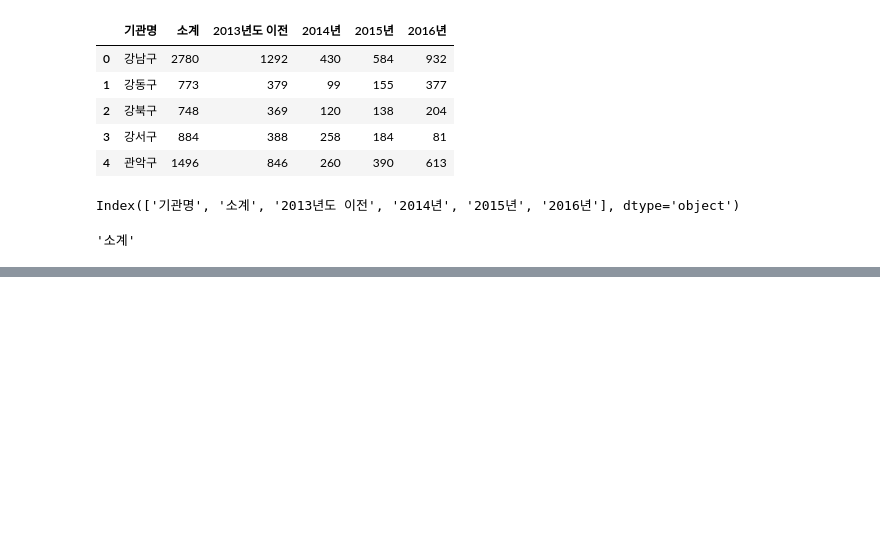
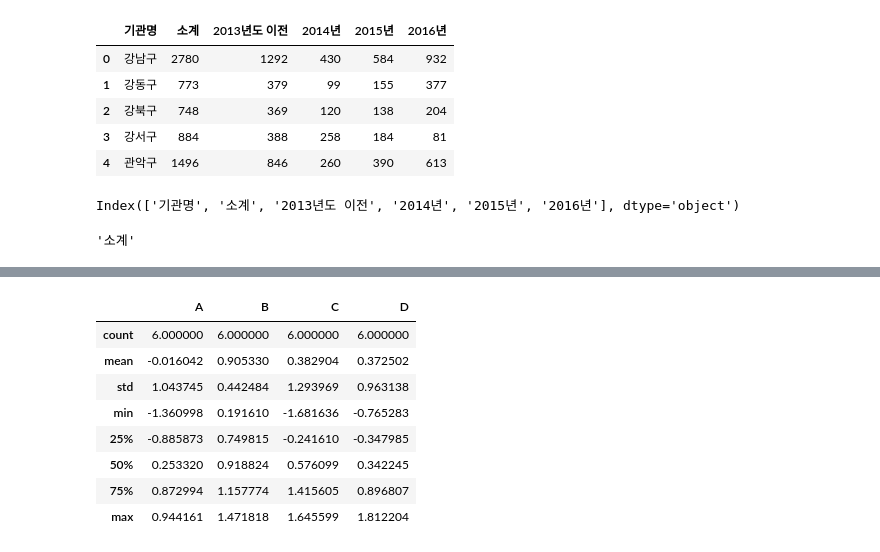
Before and after one commit to mike2ox/databreak-python-basic, a Jupyter notebook: data_science_by_python_01.ipynb, the cells around one changed output, grey strips where cells are left out. Cells and saved outputs as stored; diff of their text form; code cells hidden in the pictures; blank space fills up the shorter version.

```diff
--- a/data_science_by_python_01.ipynb
+++ b/data_science_by_python_01.ipynb
@@ -35,0 +80,4 @@ CCTV_Seoul.columns[1]
+# %%
+s = pd.Series([1,2,5,np.nan,11])
+df = pd.DataFrame(np.random.randn(6,4), index=[0,1,2,3,4,5], columns=['A','B','C','D'])
+df
@@ -35,0 +111,12 @@ CCTV_Seoul.columns[1]
+# %%
+df.describe()
+# %% [output]
+|  | A | B | C | D |
+| count | 6.000000 | 6.000000 | 6.000000 | 6.000000 |
+| mean | -0.016042 | 0.905330 | 0.382904 | 0.372502 |
+| std | 1.043745 | 0.442484 | 1.293969 | 0.963138 |
+| min | -1.360998 | 0.191610 | -1.681636 | -0.765283 |
+| 25% | -0.885873 | 0.749815 | -0.241610 | -0.347985 |
+| 50% | 0.253320 | 0.918824 | 0.576099 | 0.342245 |
+| 75% | 0.872994 | 1.157774 | 1.415605 | 0.896807 |
+| max | 0.944161 | 1.471818 | 1.645599 | 1.812204 |
```
Also changed, not shown: parts of 14 cells of this notebook.
